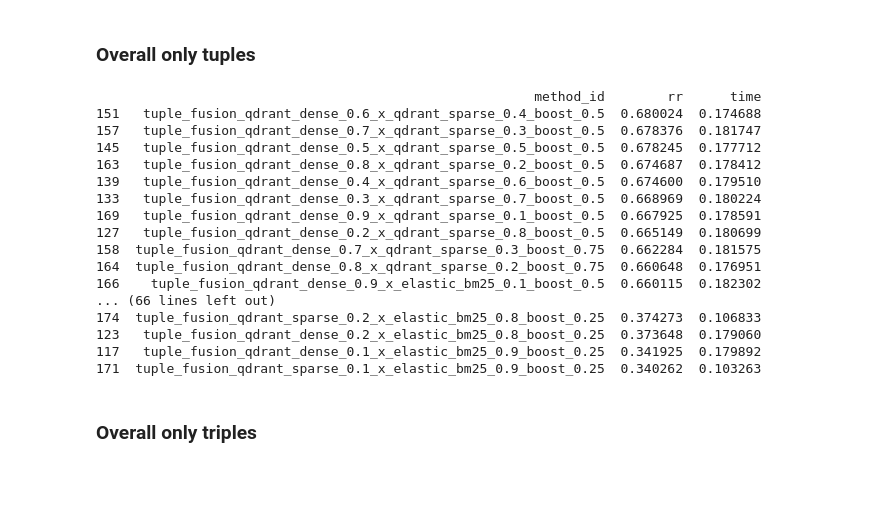
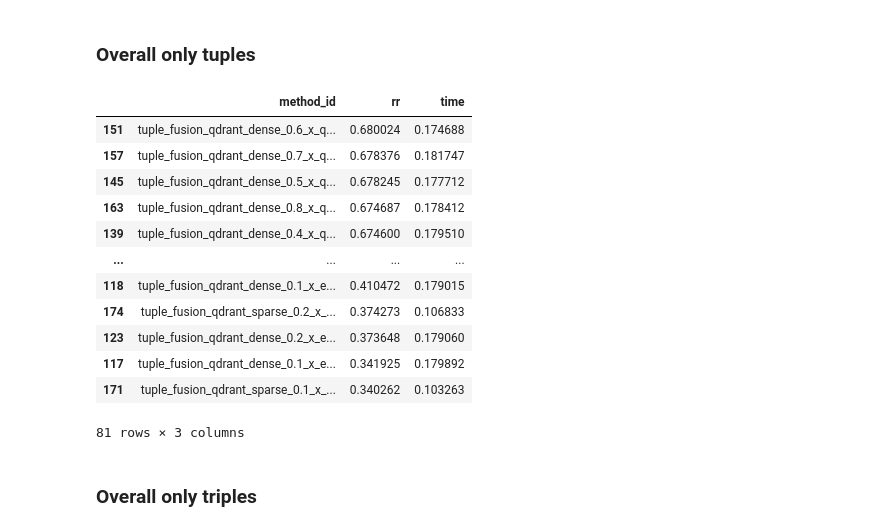
Before and after one commit to goramartin/master-thesis, a Jupyter notebook: docs/solutions/experiments/00-search-root-results/query-test-boost-rerank.ipynb, the cells around one changed output. Drawn from its saved outputs; the diff is of its cells as text; code cells hidden in the pictures; blank space fills up the shorter version.

```diff
--- a/docs/solutions/experiments/00-search-root-results/query-test-boost-rerank.ipynb
+++ b/docs/solutions/experiments/00-search-root-results/query-test-boost-rerank.ipynb
@@ -56,25 +60,21 @@ print(df_overall.to_string())
 ### Overall only tuples
 # %%
 df_overall_tuple_only = df_overall[df_overall["method_id"].str.contains("tuple")]
-print(df_overall_tuple_only.to_string())
+df_overall_tuple_only
 # %% [output]
+|  | method_id | rr | time |
+| 151 | tuple_fusion_qdrant_dense_0.6_x_q... | 0.680024 | 0.174688 |
+| 157 | tuple_fusion_qdrant_dense_0.7_x_q... | 0.678376 | 0.181747 |
+| 145 | tuple_fusion_qdrant_dense_0.5_x_q... | 0.678245 | 0.177712 |
+| 163 | tuple_fusion_qdrant_dense_0.8_x_q... | 0.674687 | 0.178412 |
+| 139 | tuple_fusion_qdrant_dense_0.4_x_q... | 0.674600 | 0.179510 |
+| ... | ... | ... | ... |
+| 118 | tuple_fusion_qdrant_dense_0.1_x_e... | 0.410472 | 0.179015 |
+| 174 | tuple_fusion_qdrant_sparse_0.2_x_... | 0.374273 | 0.106833 |
+| 123 | tuple_fusion_qdrant_dense_0.2_x_e... | 0.373648 | 0.179060 |
+| 117 | tuple_fusion_qdrant_dense_0.1_x_e... | 0.341925 | 0.179892 |
+| 171 | tuple_fusion_qdrant_sparse_0.1_x_... | 0.340262 | 0.103263 |
-                                                        method_id        rr      time
-151   tuple_fusion_qdrant_dense_0.6_x_qdrant_sparse_0.4_boost_0.5  0.680024  0.174688
-157   tuple_fusion_qdrant_dense_0.7_x_qdrant_sparse_0.3_boost_0.5  0.678376  0.181747
-145   tuple_fusion_qdrant_dense_0.5_x_qdrant_sparse_0.5_boost_0.5  0.678245  0.177712
-163   tuple_fusion_qdrant_dense_0.8_x_qdrant_sparse_0.2_boost_0.5  0.674687  0.178412
-139   tuple_fusion_qdrant_dense_0.4_x_qdrant_sparse_0.6_boost_0.5  0.674600  0.179510
-133   tuple_fusion_qdrant_dense_0.3_x_qdrant_sparse_0.7_boost_0.5  0.668969  0.180224
-169   tuple_fusion_qdrant_dense_0.9_x_qdrant_sparse_0.1_boost_0.5  0.667925  0.178591
-127   tuple_fusion_qdrant_dense_0.2_x_qdrant_sparse_0.8_boost_0.5  0.665149  0.180699
-158  tuple_fusion_qdrant_dense_0.7_x_qdrant_sparse_0.3_boost_0.75  0.662284  0.181575
-164  tuple_fusion_qdrant_dense_0.8_x_qdrant_sparse_0.2_boost_0.75  0.660648  0.176951
-166    tuple_fusion_qdrant_dense_0.9_x_elastic_bm25_0.1_boost_0.5  0.660115  0.182302
-... (66 lines left out)
-174  tuple_fusion_qdrant_sparse_0.2_x_elastic_bm25_0.8_boost_0.25  0.374273  0.106833
-123   tuple_fusion_qdrant_dense_0.2_x_elastic_bm25_0.8_boost_0.25  0.373648  0.179060
-117   tuple_fusion_qdrant_dense_0.1_x_elastic_bm25_0.9_boost_0.25  0.341925  0.179892
-171  tuple_fusion_qdrant_sparse_0.1_x_elastic_bm25_0.9_boost_0.25  0.340262  0.103263
+81 rows × 3 columns
 # %% [markdown]
 ### Overall only triples
 # %%
```
Also changed, not shown: parts of 9 cells of this notebook, 4 other files.
